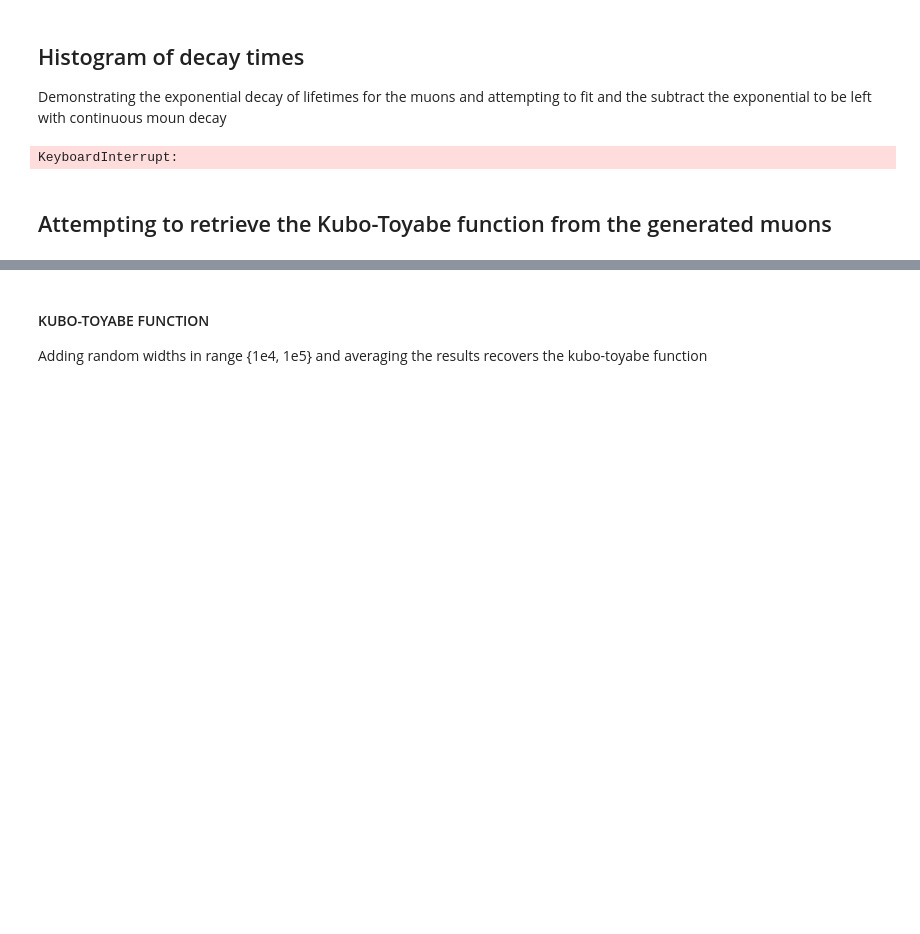
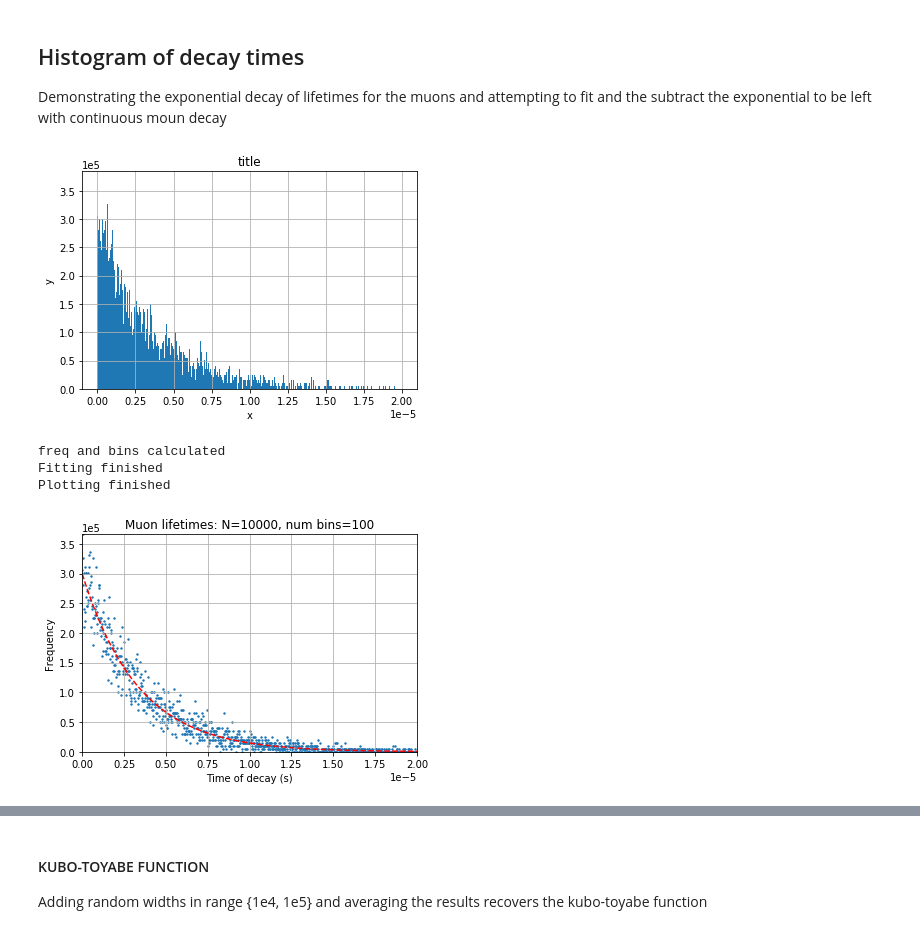
Before and after one commit to AJO-Python/Muon_magnets, a Jupyter notebook: Project_notebook.ipynb, the cells around one changed output, grey strips where cells are left out. Drawn from its saved outputs; the diff is of its cells as text; code cells hidden in the pictures; blank space fills up the shorter version.

Commit message:
Format change on laptop

```diff
--- a/Project_notebook.ipynb
+++ b/Project_notebook.ipynb
@@ -18,7 +19,7 @@ mpl.rcParams["axes.grid"] = True  # Turns grid on
 mpl.rcParams["legend.loc"] = "best"  # Turns legend on and autoplaces it
 # %%
 # TODO: Move into functions.py
-def format_subplot(ax, xlab, ylab, title, grid=True, legend=True):
+def format_subplot(ax, xlab, ylab, title, grid=True, legend=True, show=True):
     ax.set_xlabel(f"{xlab}")
     ax.set_ylabel(f"{ylab}")
     ax.set_title(f"{title}")
@@ -26,6 +27,8 @@ def format_subplot(ax, xlab, ylab, title, grid=True, legend=True):
         ax.legend().remove()
     if not grid:
         ax.grid(None)
+    if show:
+        plt.show()
 # %% [markdown]
 ## Setting up muons with all attributes
 # %% [markdown]
@@ -158,29 +161,39 @@ Demonstrating the exponential decay of lifetimes for the muons and attempting to
 def expon(x, A, k):
     return A*np.exp(x*k)
 # %%
+N = 10000
 hist_points = int(N/100)
-plt.figure()
-freq, bins, _ = plt.hist(times, density=False, range=(0, 20e-6))
-"""
-#plt.clf()
-bins = np.array([0.5 * (bins[i] + bins[i+1]) for i in range(len(bins)-1)])
+fig, ax1 = plt.subplots(1, 1)
+times = np.array(times)
+freq, bins, _ = ax1.hist(times, bins=1000, density=True, range=(0, 20e-6))
+bins=bins[:-1]
+format_subplot(ax1, "x", "y", "title")
+print("freq and bins calculated")
 
-time_array = np.linspace(0, 20e-6, hist_points)
+time_array = np.linspace(0, 20e-6, 10000)
+# Setting bins to be midpoints, not left edge
 popt, cpov = curve_fit(expon, bins, freq, p0=[100, -100])
 fitted_freq = expon(time_array, *popt)
-
+print("Fitting finished")
 # Plotting
-plt.plot(bins, freq, label="Particle lifetimes")
-plt.plot(time_array, fitted_freq, label="Fitted exponential decay")
-plt.plot(bins, (freq-fitted_freq), label="Muons minus exponential")
+fig, ax2 = plt.subplots(1, 1)
+ax2.scatter(bins, freq, s=2, label="Particle lifetimes")
+ax2.plot(time_array, fitted_freq, "--r", label="Fitted exponential decay")
+#ax2.plot(time_array, (freq-fitted_freq), label="Muons minus exponential")
+print("Plotting finished")
 
 # Formatting
-plt.xlabel("Time of decay (s)")
-plt.ylabel("Frequency")
-plt.title(f"Muon lifetimes: N={N}, num bins={hist_points}")
-func.format_plot()
-"""
+ax2.set_xlim(0, 20e-6)
+ax2.set_ylim(0, max(freq))
+xlabel = "Time of decay (s)"
+ylabel = "Frequency"
+title = f"Muon lifetimes: N={N}, num bins={hist_points}"
+
+format_subplot(ax2, xlab=xlabel, ylab=ylabel, title=title)
+fig.show()
 # %% [output]
+[figure, added]
-KeyboardInterrupt:
+freq and bins calculated
+Fitting finished
+Plotting finished
+[figure, added]
-# %% [markdown]
-## Attempting to retrieve the Kubo-Toyabe function from the generated muons
```
Also changed, not shown: parts of 8 cells of this notebook, 1 other file.
